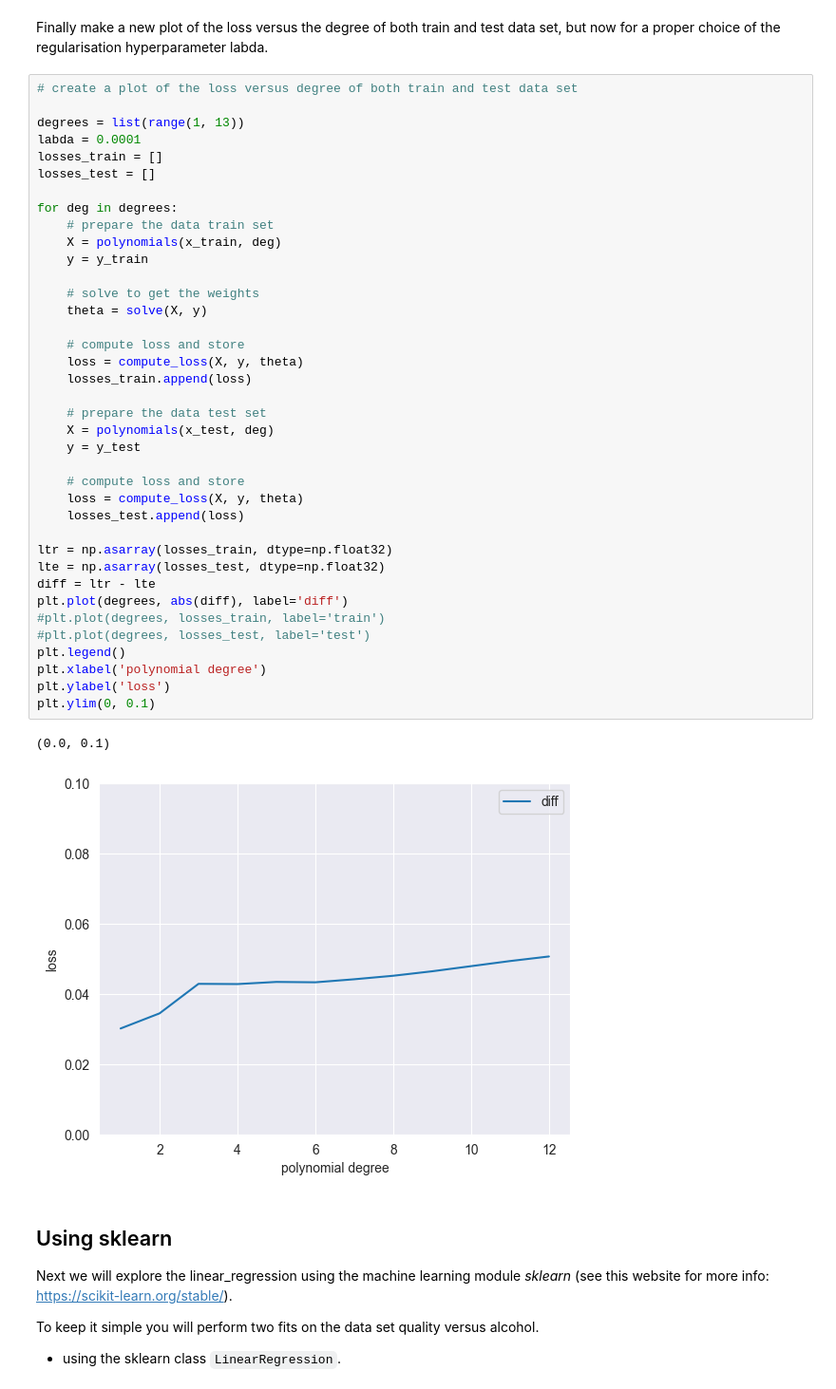
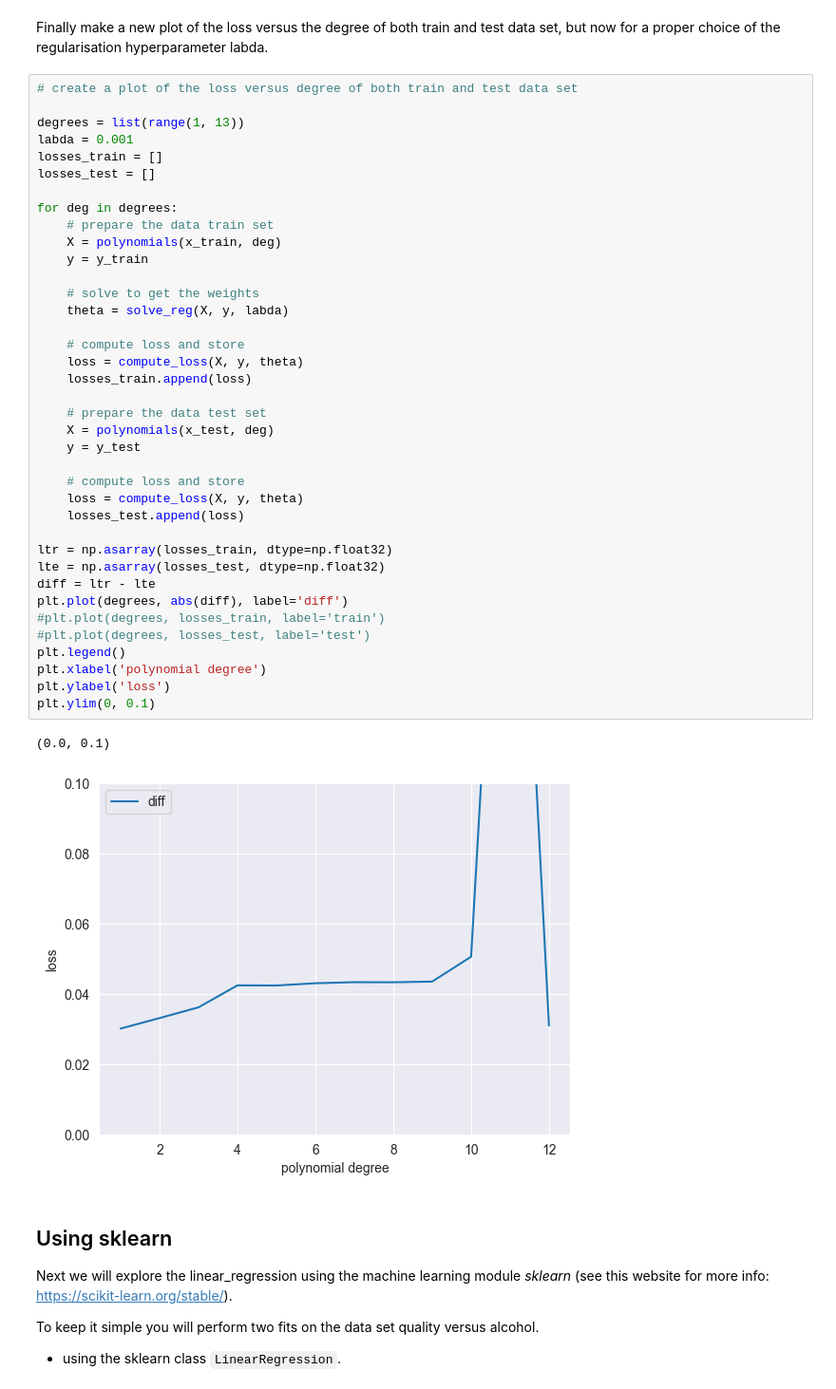
Before and after one commit to BenVigos/Machine-Learning, a Jupyter notebook: Assignment 1/linear_regression_2025_student.ipynb, the cells around one changed output. Shown at 95% size. Saved outputs shown, nothing was run; the diff lists cells and outputs as text.

```diff
--- a/Assignment 1/linear_regression_2025_student.ipynb
+++ b/Assignment 1/linear_regression_2025_student.ipynb
@@ -644,7 +644,7 @@ Finally make a new plot of the loss versus the degree of both train and test dat
 # create a plot of the loss versus degree of both train and test data set
 
 degrees = list(range(1, 13))
-labda = 0.0001
+labda = 0.001
 losses_train = []
 losses_test = []
 
@@ -652,35 +652,35 @@ for deg in degrees:
     # prepare the data train set
     X = polynomials(x_train, deg)
     y = y_train
 
     # solve to get the weights
-    theta = solve(X, y)
+    theta = solve_reg(X, y, labda)
 
     # compute loss and store
     loss = compute_loss(X, y, theta)
     losses_train.append(loss)
 
     # prepare the data test set
     X = polynomials(x_test, deg)
     y = y_test
 
     # compute loss and store
     loss = compute_loss(X, y, theta)
     losses_test.append(loss)
 
 ltr = np.asarray(losses_train, dtype=np.float32)
 lte = np.asarray(losses_test, dtype=np.float32)
 diff = ltr - lte
 plt.plot(degrees, abs(diff), label='diff')
 #plt.plot(degrees, losses_train, label='train')
 #plt.plot(degrees, losses_test, label='test')
 plt.legend()
 plt.xlabel('polynomial degree')
 plt.ylabel('loss')
 plt.ylim(0, 0.1)
 # %% [output]
 (0.0, 0.1)
-[figure, old version]
+[figure, new version]
 # %% [markdown]
 ## Using sklearn
 Next we will explore the linear_regression using the machine learning module *sklearn* (see this website for more info: https://scikit-learn.org/stable/).
```
Also changed, not shown: parts of 5 cells of this notebook, 1 other file.
